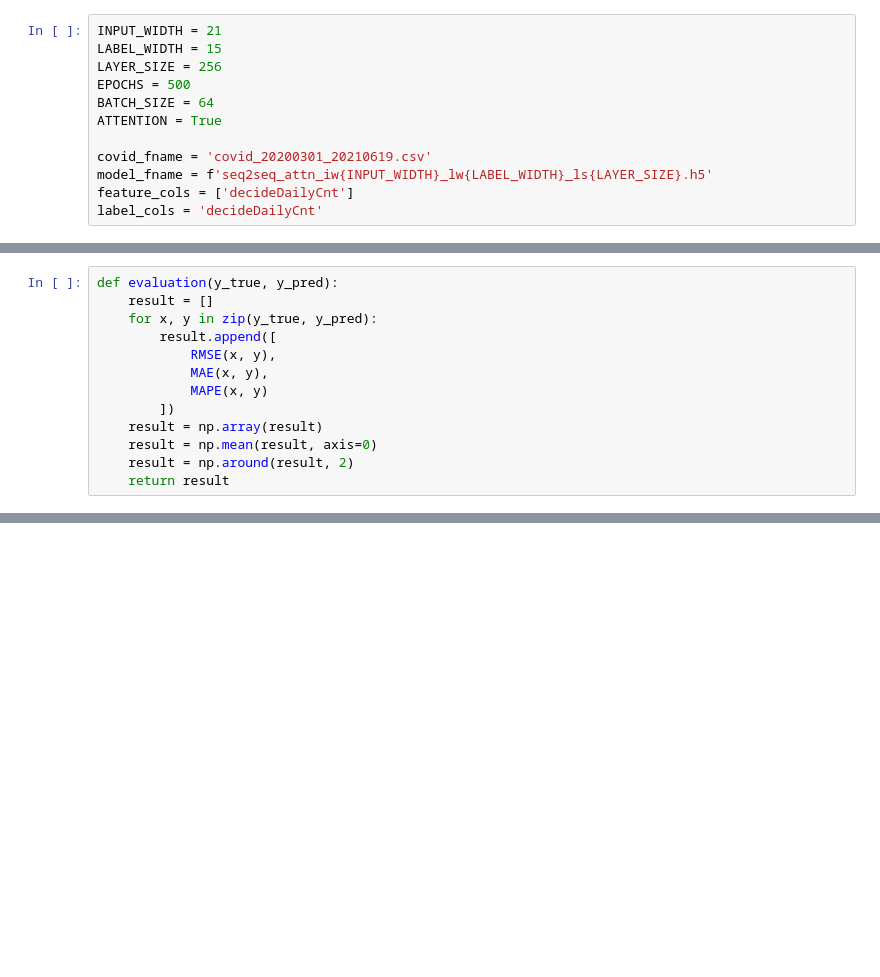
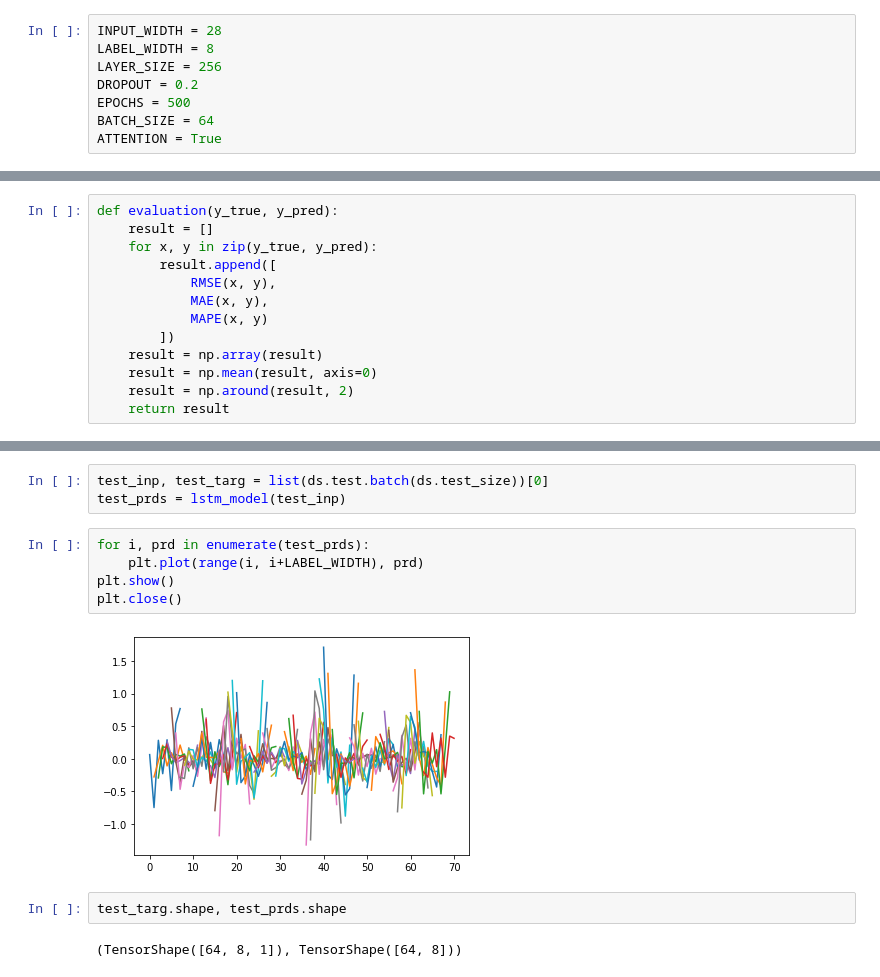
Before and after one commit to Kim-inhwan/forecast-covid, a Jupyter notebook: analysis.ipynb, the cells around one changed output, grey strips where cells are left out. Drawn from its saved outputs; the diff is of its cells as text; blank space fills up the shorter version.

```diff
--- a/analysis.ipynb
+++ b/analysis.ipynb
@@ -15,15 +19,11 @@ Init Kernel
 # %%
-INPUT_WIDTH = 21
-LABEL_WIDTH = 15
+INPUT_WIDTH = 28
+LABEL_WIDTH = 8
 LAYER_SIZE = 256
+DROPOUT = 0.2
 EPOCHS = 500
 BATCH_SIZE = 64
 ATTENTION = True
-
-covid_fname = 'covid_20200301_20210619.csv'
-model_fname = f'seq2seq_attn_iw{INPUT_WIDTH}_lw{LABEL_WIDTH}_ls{LAYER_SIZE}.h5'
-feature_cols = ['decideDailyCnt']
-label_cols = 'decideDailyCnt'
 # %%
 RMSE = lambda x, y: mean_squared_error(x, y, squared=False)
 MAE = mean_absolute_error
@@ -508,0 +100,14 @@ print(evaluation(inverse_targ, inverse_preds))
+# %%
+test_inp, test_targ = list(ds.test.batch(ds.test_size))[0]
+test_prds = lstm_model(test_inp)
+# %%
+for i, prd in enumerate(test_prds):
+    plt.plot(range(i, i+LABEL_WIDTH), prd)
+plt.show()
+plt.close()
+# %% [output]
+[figure, added]
+# %%
+test_targ.shape, test_prds.shape
+# %% [output]
+(TensorShape([64, 8, 1]), TensorShape([64, 8]))
```
Also changed, not shown: parts of 26 cells of this notebook, 2 other files.
